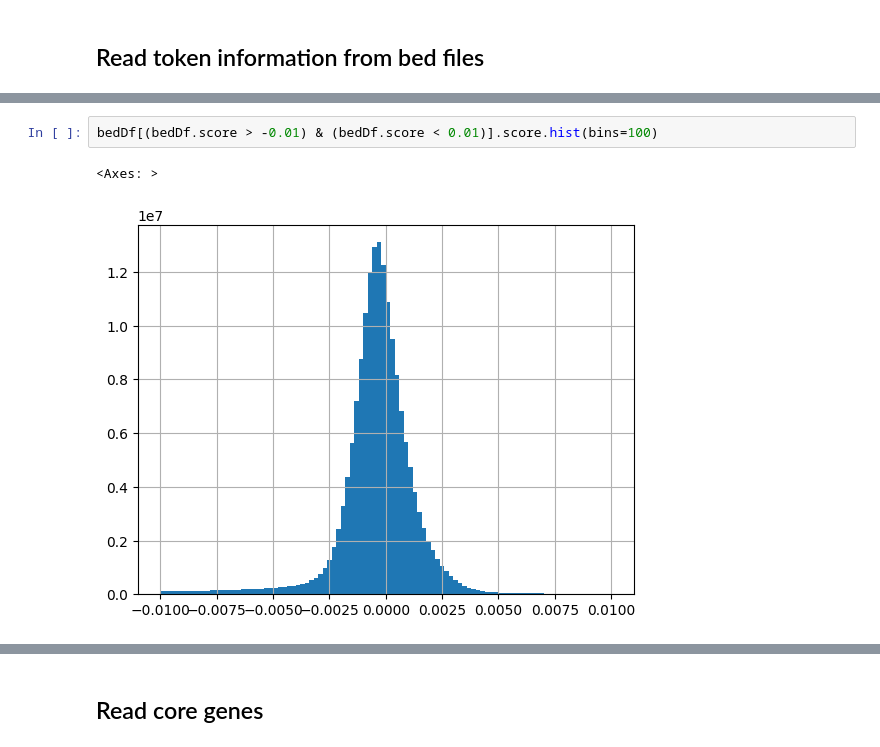
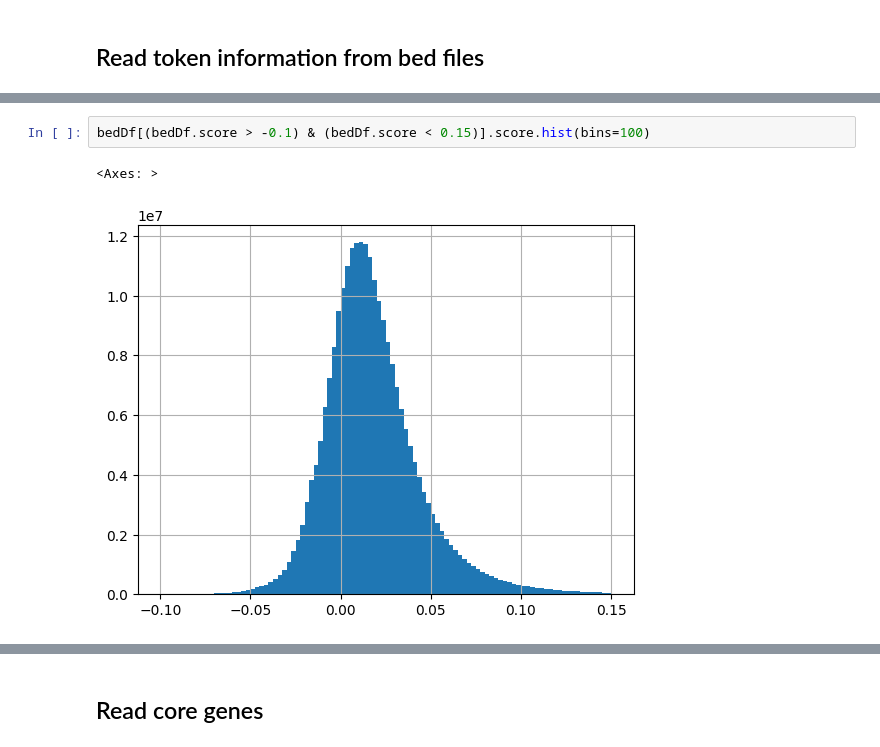
Before and after one commit to ryashpal/alfred-data-analysis, a Jupyter notebook: notebooks/top_annotations_by_weighted_sum/ecoli_all_annotations_top3sd.ipynb, the cells around one changed output, grey strips where cells are left out. Saved outputs shown, nothing was run; the diff lists cells and outputs as text.

```diff
--- a/notebooks/top_annotations_by_weighted_sum/ecoli_all_annotations_top3sd.ipynb
+++ b/notebooks/top_annotations_by_weighted_sum/ecoli_all_annotations_top3sd.ipynb
@@ -43,8 +43,8 @@ bedDf
 # %%
-bedDf[(bedDf.score > -0.01) & (bedDf.score < 0.01)].score.hist(bins=100)
+bedDf[(bedDf.score > -0.1) & (bedDf.score < 0.15)].score.hist(bins=100)
 # %% [output]
 <Axes: >
-[figure, old version]
+[figure, new version]
 # %%
 bedDf['token_length'] = bedDf.tokens.apply(lambda x: len(x))
 bedDf
```
Also changed, not shown: parts of 57 cells of this notebook.
